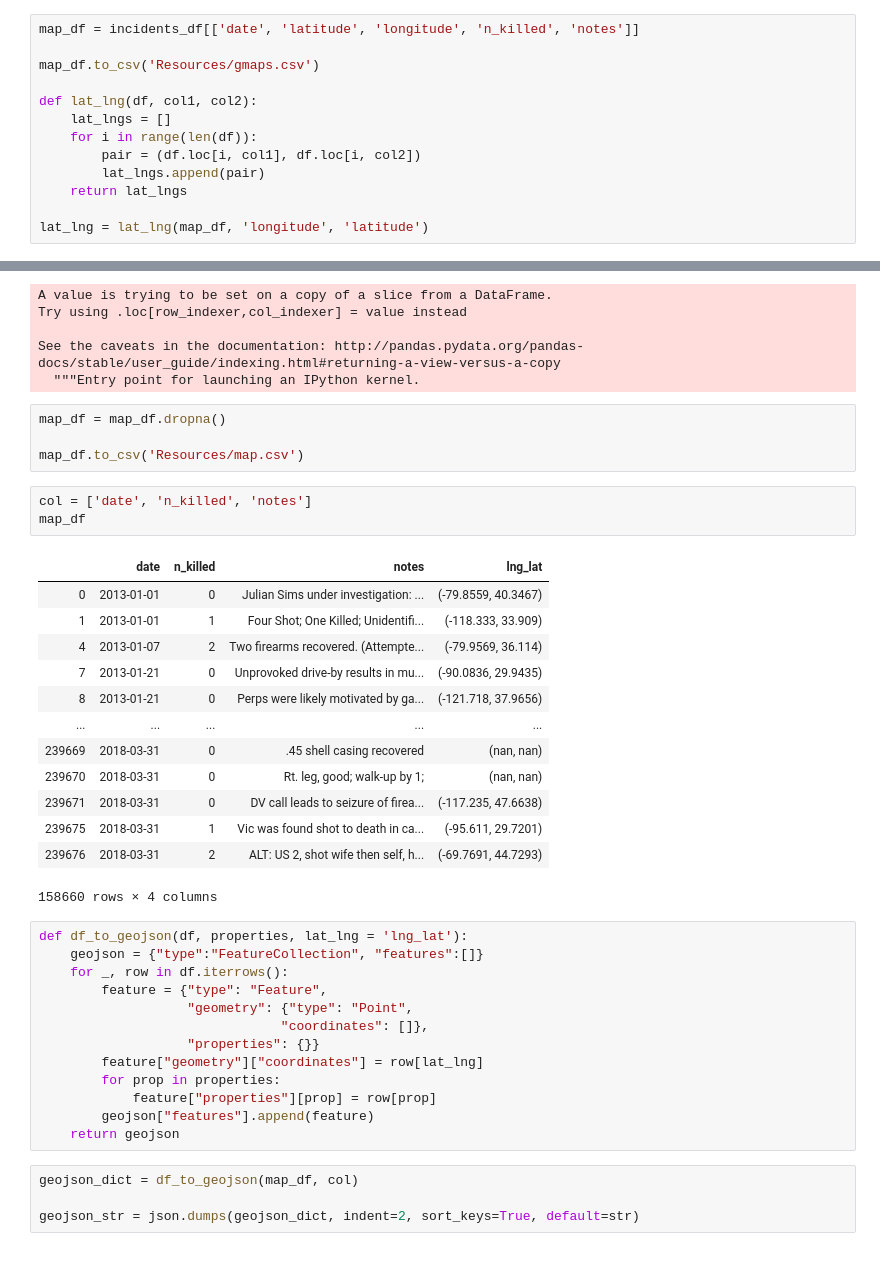
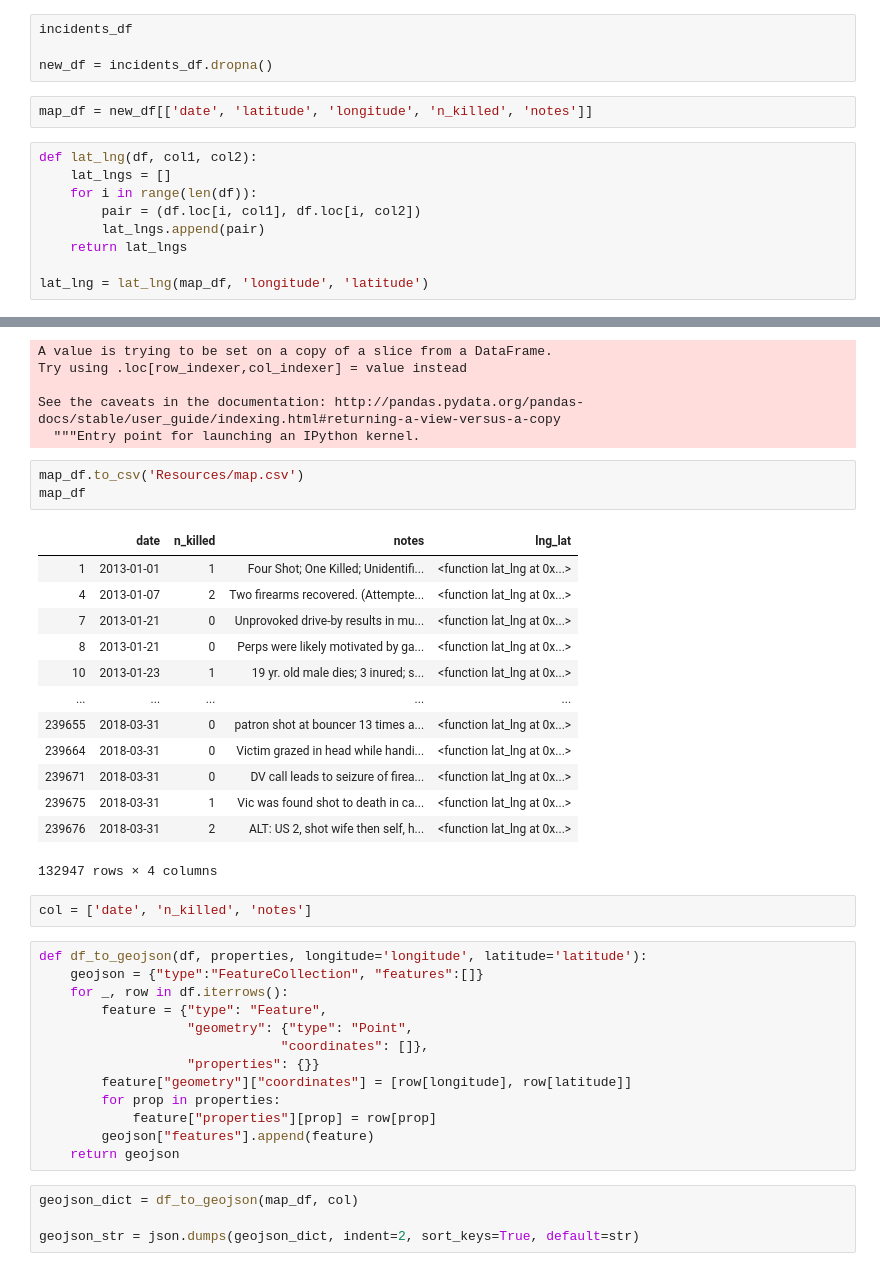
Before and after one commit to jennitian/gun-violence, a Jupyter notebook: Analysis 1.ipynb, the cells around one changed output, grey strips where cells are left out. Cells and saved outputs as stored; diff of their text form.

```diff
--- a/Analysis 1.ipynb
+++ b/Analysis 1.ipynb
@@ -246,8 +230,10 @@ incidents_df
+# %%
+incidents_df
+
+new_df = incidents_df.dropna()
+# %%
+map_df = new_df[['date', 'latitude', 'longitude', 'n_killed', 'notes']]
 # %%
-map_df = incidents_df[['date', 'latitude', 'longitude', 'n_killed', 'notes']]
-
-map_df.to_csv('Resources/gmaps.csv')
-
 def lat_lng(df, col1, col2):
     lat_lngs = []
     for i in range(len(df)):
@@ -266,35 +254,33 @@ Try using .loc[row_indexer,col_indexer] = value instead
 See the caveats in the documentation: http://pandas.pydata.org/pandas-docs/stable/user_guide/indexing.html#returning-a-view-versus-a-copy
   """Entry point for launching an IPython kernel.
 # %%
-map_df = map_df.dropna()
-
 map_df.to_csv('Resources/map.csv')
+map_df
+# %% [output]
+|  | date | n_killed | notes | lng_lat |
+| 1 | 2013-01-01 | 1 | Four Shot; One Killed; Unidentifi... | <function lat_lng at 0x...> |
+| 4 | 2013-01-07 | 2 | Two firearms recovered. (Attempte... | <function lat_lng at 0x...> |
+| 7 | 2013-01-21 | 0 | Unprovoked drive-by results in mu... | <function lat_lng at 0x...> |
+| 8 | 2013-01-21 | 0 | Perps were likely motivated by ga... | <function lat_lng at 0x...> |
+| 10 | 2013-01-23 | 1 | 19 yr. old male dies; 3 inured; s... | <function lat_lng at 0x...> |
+| ... | ... | ... | ... | ... |
+| 239655 | 2018-03-31 | 0 | patron shot at bouncer 13 times a... | <function lat_lng at 0x...> |
+| 239664 | 2018-03-31 | 0 | Victim grazed in head while handi... | <function lat_lng at 0x...> |
+| 239671 | 2018-03-31 | 0 | DV call leads to seizure of firea... | <function lat_lng at 0x...> |
+| 239675 | 2018-03-31 | 1 | Vic was found shot to death in ca... | <function lat_lng at 0x...> |
+| 239676 | 2018-03-31 | 2 | ALT: US 2, shot wife then self, h... | <function lat_lng at 0x...> |
+132947 rows × 4 columns
 # %%
 col = ['date', 'n_killed', 'notes']
-map_df
-# %% [output]
-|  | date | n_killed | notes | lng_lat |
-| 0 | 2013-01-01 | 0 | Julian Sims under investigation: ... | (-79.8559, 40.3467) |
-| 1 | 2013-01-01 | 1 | Four Shot; One Killed; Unidentifi... | (-118.333, 33.909) |
-| 4 | 2013-01-07 | 2 | Two firearms recovered. (Attempte... | (-79.9569, 36.114) |
-| 7 | 2013-01-21 | 0 | Unprovoked drive-by results in mu... | (-90.0836, 29.9435) |
-| 8 | 2013-01-21 | 0 | Perps were likely motivated by ga... | (-121.718, 37.9656) |
-| ... | ... | ... | ... | ... |
-| 239669 | 2018-03-31 | 0 | .45 shell casing recovered | (nan, nan) |
-| 239670 | 2018-03-31 | 0 | Rt. leg, good; walk-up by 1; | (nan, nan) |
-| 239671 | 2018-03-31 | 0 | DV call leads to seizure of firea... | (-117.235, 47.6638) |
-| 239675 | 2018-03-31 | 1 | Vic was found shot to death in ca... | (-95.611, 29.7201) |
-| 239676 | 2018-03-31 | 2 | ALT: US 2, shot wife then self, h... | (-69.7691, 44.7293) |
-158660 rows × 4 columns
 # %%
-def df_to_geojson(df, properties, lat_lng = 'lng_lat'):
+def df_to_geojson(df, properties, longitude='longitude', latitude='latitude'):
     geojson = {"type":"FeatureCollection", "features":[]}
     for _, row in df.iterrows():
         feature = {"type": "Feature",
                    "geometry": {"type": "Point",
                                "coordinates": []},
                    "properties": {}}
-        feature["geometry"]["coordinates"] = row[lat_lng]
+        feature["geometry"]["coordinates"] = [row[longitude], row[latitude]]
         for prop in properties:
             feature["properties"][prop] = row[prop]
         geojson["features"].append(feature)
```
Also changed, not shown: parts of 4 cells of this notebook, 4 other files.
